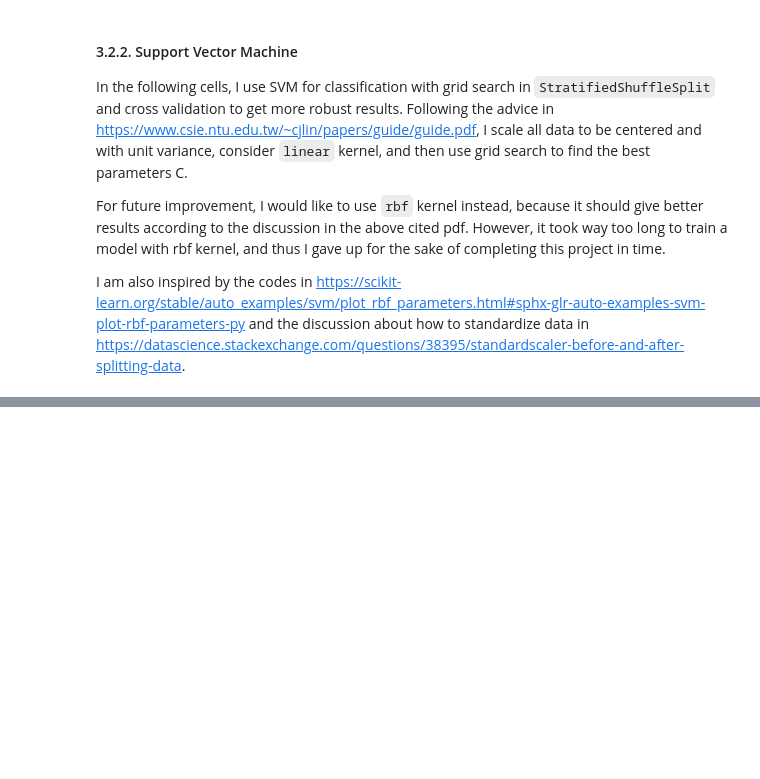
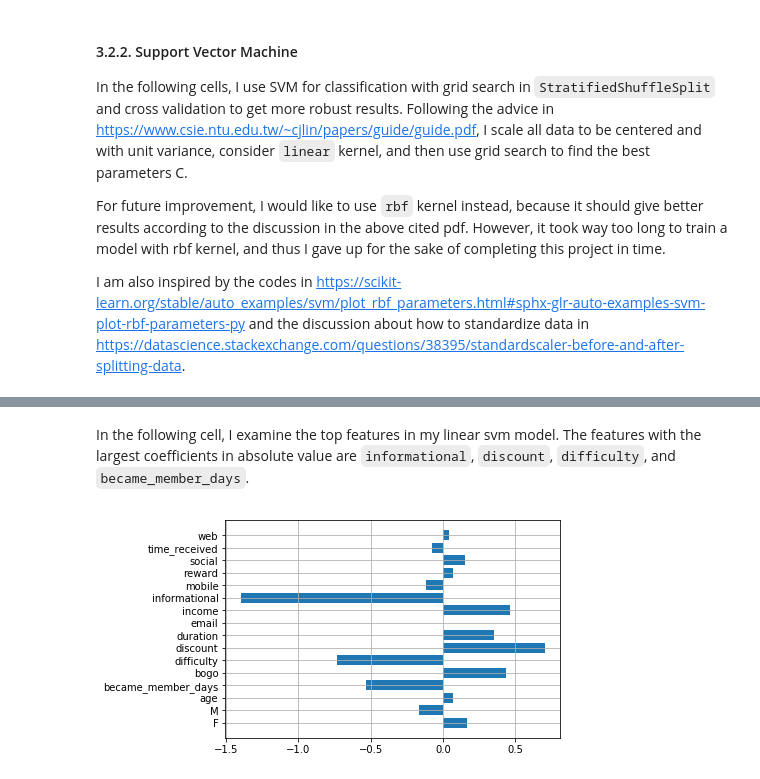
Before and after one commit to yanjiabai/Starbucks-Offer-Evaluation, a Jupyter notebook: Starbucks_Capstone_notebook.ipynb, the cells around one changed output, grey strips where cells are left out. Saved outputs shown, nothing was run; the diff lists cells and outputs as text; code cells hidden in the pictures; blank space fills up the shorter version.

```diff
--- a/Starbucks_Capstone_notebook.ipynb
+++ b/Starbucks_Capstone_notebook.ipynb
@@ -584,0 +565,12 @@ fig.tight_layout()
+# %% [markdown]
+In the following cell, I examine the top features in my linear svm model. The features with the largest coefficients in absolute value are `informational`, `discount`, `difficulty`, and `became_member_days`.
+# %%
+clf_svm = pickle.load(open('svm.pkl', 'rb'))
+
+imp = clf_svm.best_estimator_.coef_[0]
+names = X_train.columns
+plt.barh(names, imp)
+plt.grid()
+plt.show()
+# %% [output]
+[figure, added]
```
Also changed, not shown: parts of 13 cells of this notebook.
